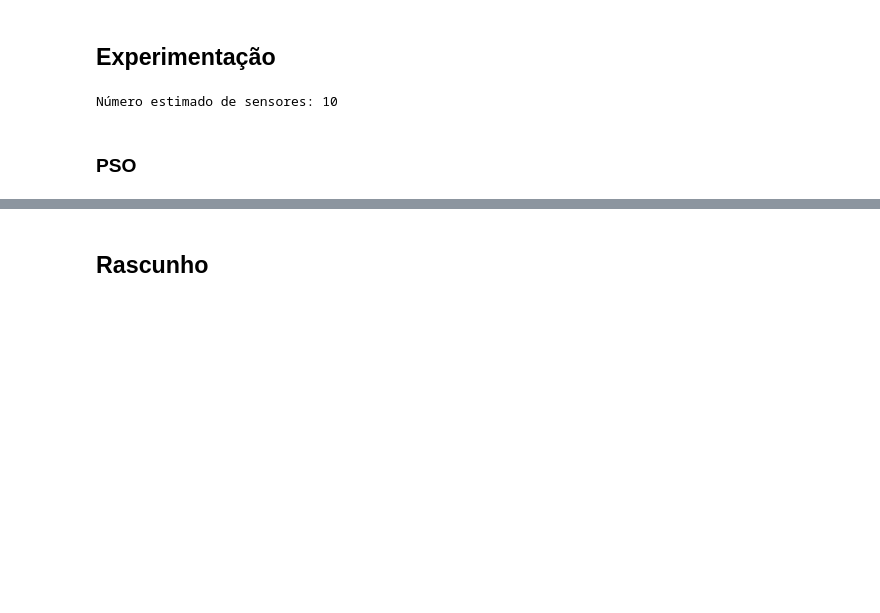
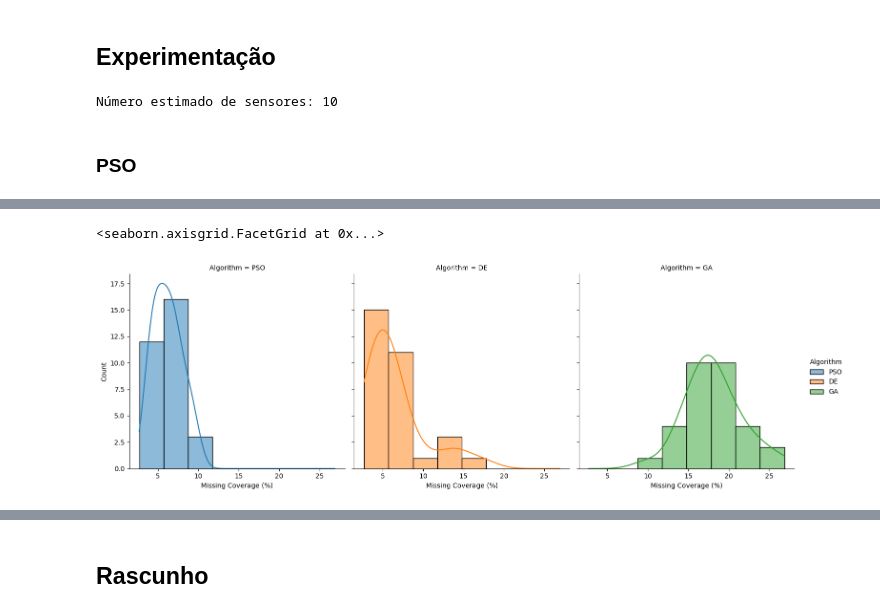
Before and after one commit to VictorPLima/optimal_sensor_placement_via_metaheuristics, a Jupyter notebook: Posicionamento_Ótimo_de_Sensores.ipynb, the cells around one changed output, grey strips where cells are left out. Saved outputs shown, nothing was run; the diff lists cells and outputs as text; code cells hidden in the pictures; blank space fills up the shorter version.

```diff
--- a/Posicionamento_Ótimo_de_Sensores.ipynb
+++ b/Posicionamento_Ótimo_de_Sensores.ipynb
@@ -783,0 +943,5 @@ KeyboardInterrupt:
+# %%
+sns.displot(data=df_plot, x="Missing Coverage (%)", hue="Algorithm", col="Algorithm", kind="hist", kde=True)
+# %% [output]
+<seaborn.axisgrid.FacetGrid at 0x...>
+[figure, added]
```
Also changed, not shown: parts of 54 cells of this notebook.
